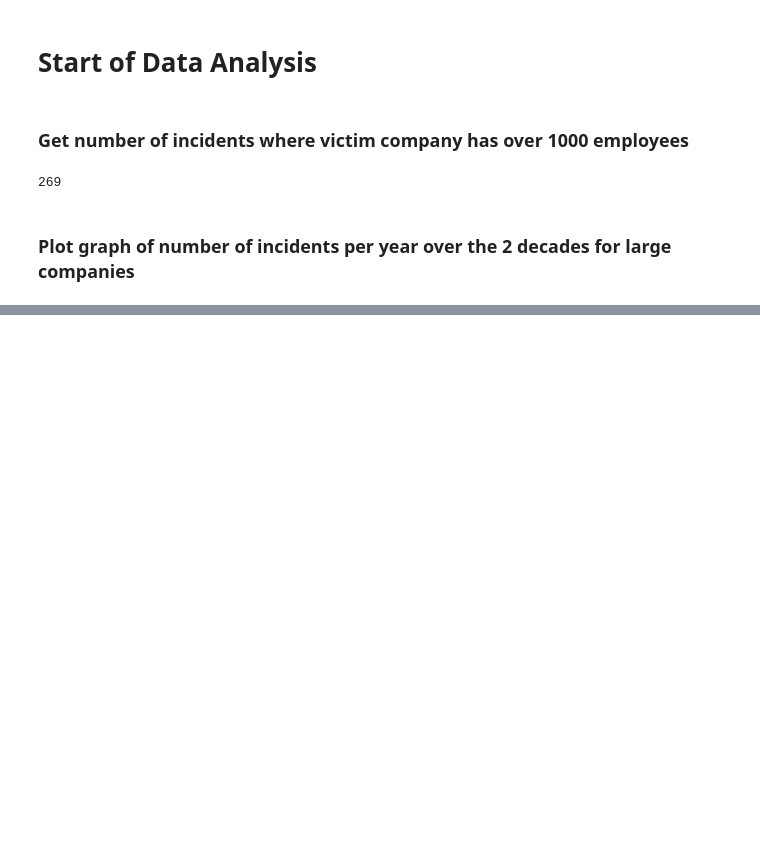
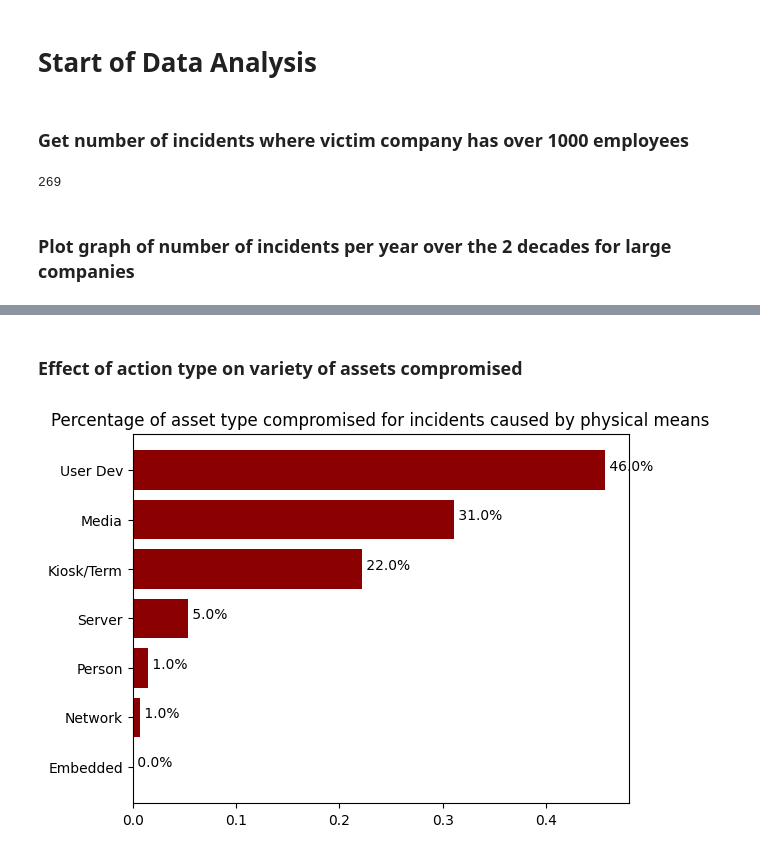
Before and after one commit to DDQuin/data-security, a Jupyter notebook: analysis.ipynb, the cells around one changed output, grey strips where cells are left out. Drawn from its saved outputs; the diff is of its cells as text; code cells hidden in the pictures; blank space fills up the shorter version.

Commit message:
Added action type to asset graphs

```diff
--- a/analysis.ipynb
+++ b/analysis.ipynb
@@ -42,0 +43,8 @@ sorted_incident_num.plot(kind="bar", title="Number of incidents over two decades
+# %% [markdown]
+### Effect of action type on variety of assets compromised
+# %%
+filter = veris_df['action.Physical']
+summary = v.enum_summary(veris_df[filter], 'asset.variety')
+fig = v.plot_barchart(summary, "Percentage of asset type compromised for incidents caused by physical means")
+# %% [output]
+[figure, added]
```
Also changed, not shown: parts of 11 cells of this notebook.
